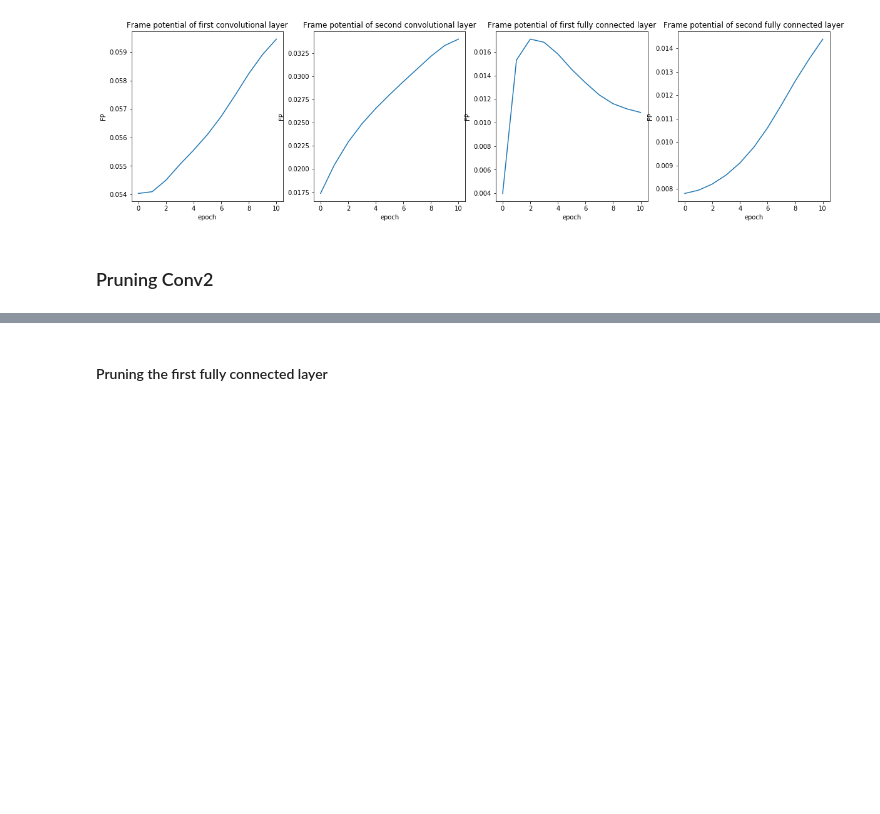
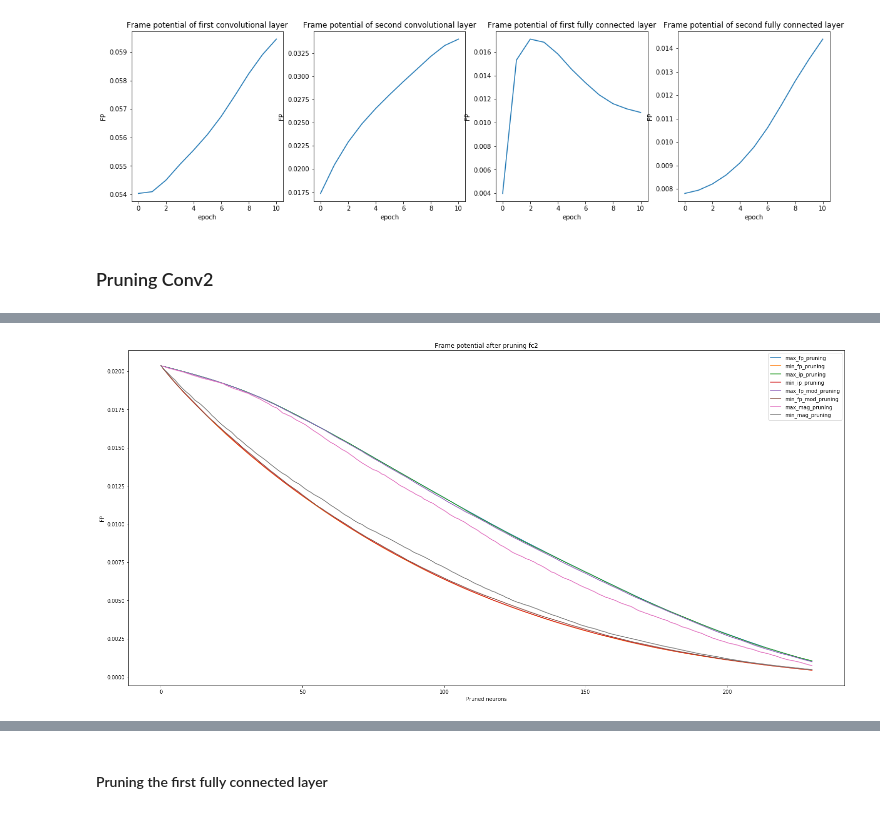
Before and after one commit to jheitmann/Neural-net-pruning, a Jupyter notebook: frame_potential.ipynb, the cells around one changed output, grey strips where cells are left out. Saved outputs shown, nothing was run; the diff lists cells and outputs as text; code cells hidden in the pictures; blank space fills up the shorter version.

```diff
--- a/frame_potential.ipynb
+++ b/frame_potential.ipynb
@@ -426,0 +470,4 @@ Test set: Average loss: 2.2412, Accuracy:   6966/ 10000 (70%)
+# %%
+draw_fps_plot('fc2', fname_exp_fps, fname_pruning_fps, fig_name="")
+# %% [output]
+[figure, added]
```
Also changed, not shown: parts of 23 cells of this notebook.
